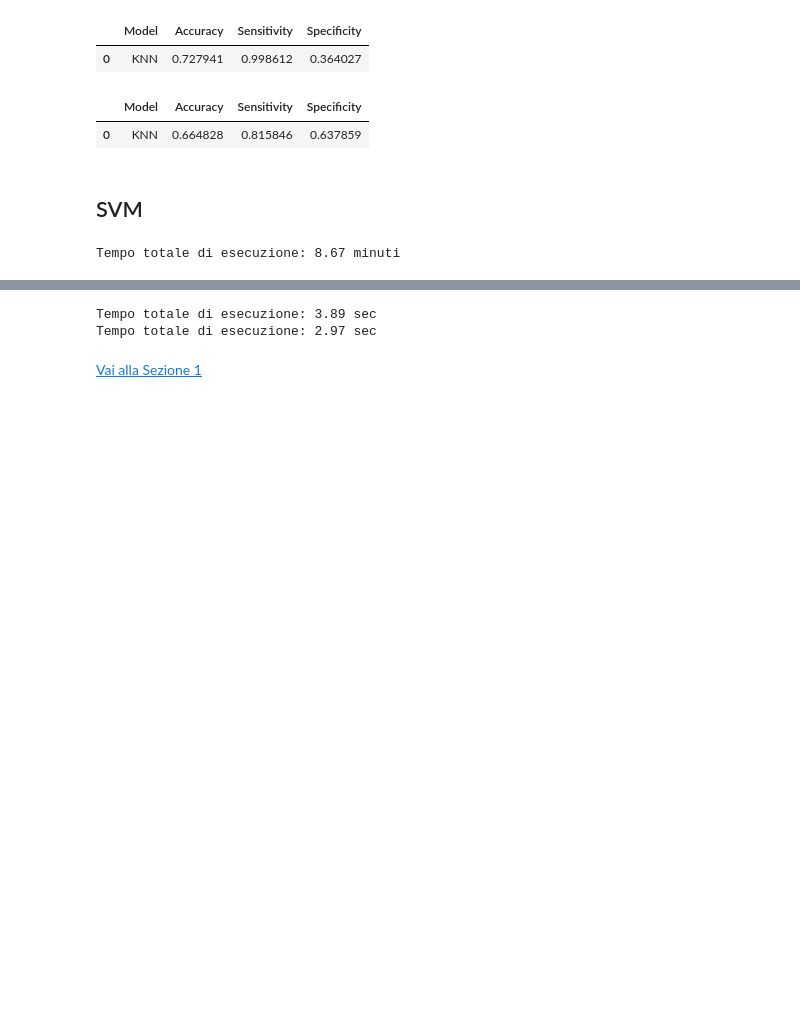
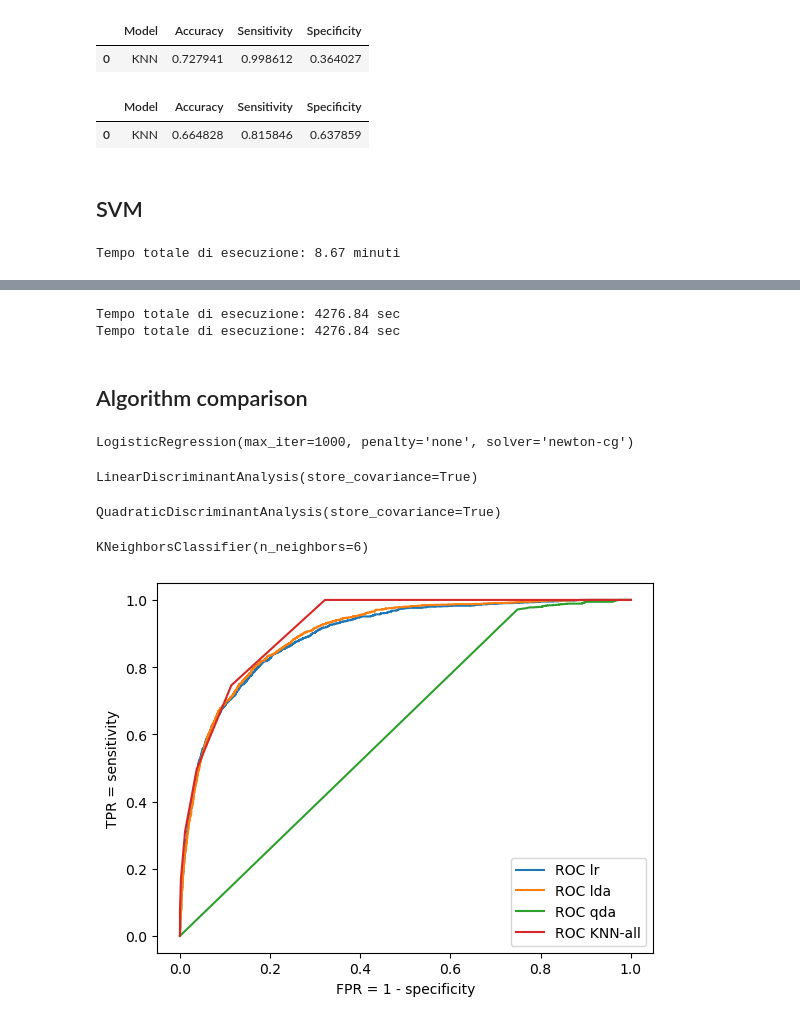
Before and after one commit to sararesta/ML-Homework, a Jupyter notebook: Classification-Copy1.ipynb, the cells around one changed output, grey strips where cells are left out. Drawn from its saved outputs; the diff is of its cells as text; code cells hidden in the pictures; blank space fills up the shorter version.

```diff
--- a/Classification-Copy1.ipynb
+++ b/Classification-Copy1.ipynb
@@ -645,19 +589,20 @@ from sklearn.svm import LinearSVC
 start_time=time.time()
 
 kernels = ['linear', 'rbf', 'poly', 'sigmoid']
-#kernels = ['linear']
 score = []
-#for kern in kernels:
-cv = KFold(n_splits=5, random_state=1, shuffle=True)
-start_time2=time.time()
-model_SVM = SVC(kernel=kern)
-end_time2 = time.time()
-#model_SVM = LinearSVC()
-scores = cross_val_score(model_SVM, X_train, y_train, scoring='accuracy', cv=cv, n_jobs=-1)
-total_time2 = (end_time2 - start_time2)
+for kern in kernels:
+    cv = KFold(n_splits=5, random_state=1, shuffle=True)
+    start_time2=time.time()
+    if kern == 'linear':
+        model_SVM = LinearSVC()
+    else:
+        model_SVM = SVC(kernel=kern)
+    scores = cross_val_score(model_SVM, X_train, y_train, scoring='accuracy', cv=cv, n_jobs=-1)
+    end_time2 = time.time()
+    total_time2 = (end_time2 - start_time2)
 
-print(f"Tempo totale di esecuzione: {total_time:.2f} sec")
-score.append(np.mean(scores))
+    print(f"Tempo totale di esecuzione: {total_time:.2f} sec")
+    score.append(np.mean(scores))
 
 
 max_index = score.index(max(score))
@@ -668,5 +613,5 @@ total_time = (end_time - start_time)
 
 print(f"Tempo totale di esecuzione: {total_time:.2f} sec")
 # %% [output]
-Tempo totale di esecuzione: 3.89 sec
-Tempo totale di esecuzione: 2.97 sec
+Tempo totale di esecuzione: 4276.84 sec
+Tempo totale di esecuzione: 4276.84 sec
@@ -688,2 +618,42 @@ print("Test score: {}".format(test_acc))
 # %% [markdown]
-[Vai alla Sezione 1](#Classification)
+## Algorithm comparison
+# %%
+from sklearn.metrics import roc_curve
+
+def plot_roc(predict_fn, X, y, label=None):
+    fprs, tprs, t = roc_curve(y, predict_fn(X)[:,-1])
+
+    # Plot the ROC
+    plt.plot(fprs, tprs, label="ROC "+label)
+    plt.xlabel("FPR = 1 - specificity")
+    plt.ylabel("TPR = sensitivity")
+    plt.legend()
+
+lr = LogisticRegression()
+lr_poly = Pipeline([('poly', PolynomialFeatures(degree=2)),
+                    ('lda', LogisticRegression())])
+
+lda = LDA()
+lda_poly = Pipeline([('poly', PolynomialFeatures(degree=2)),
+                     ('lda', LDA())])
+qda = QDA()
+
+svc = SVC(C=75, degree=2, kernel='poly',  probability=True)
+
+knn = KNeighborsClassifier(n_neighbors=3)
+
+for name, model in [('lr', model_logistic),
+                    ('lda', model_LDA),
+                    ('qda', model_QDA),
+                    #('SVC', model_SVM),
+                    ('KNN-all', model_KNN_all),
+                    ('KNN-numeric', model_KNN_numeric)
+                   ]:
+    model.fit(X_train, y_train) # sistemare questa parte, fitta i modelli prima in modo che sia tutto ok
+    plot_roc(model.predict_proba, X_train, y_train, name)
+# %% [output]
+LogisticRegression(max_iter=1000, penalty='none', solver='newton-cg')
+LinearDiscriminantAnalysis(store_covariance=True)
+QuadraticDiscriminantAnalysis(store_covariance=True)
+KNeighborsClassifier(n_neighbors=6)
+[figure, added]
```
Also changed, not shown: parts of 3 cells of this notebook.
